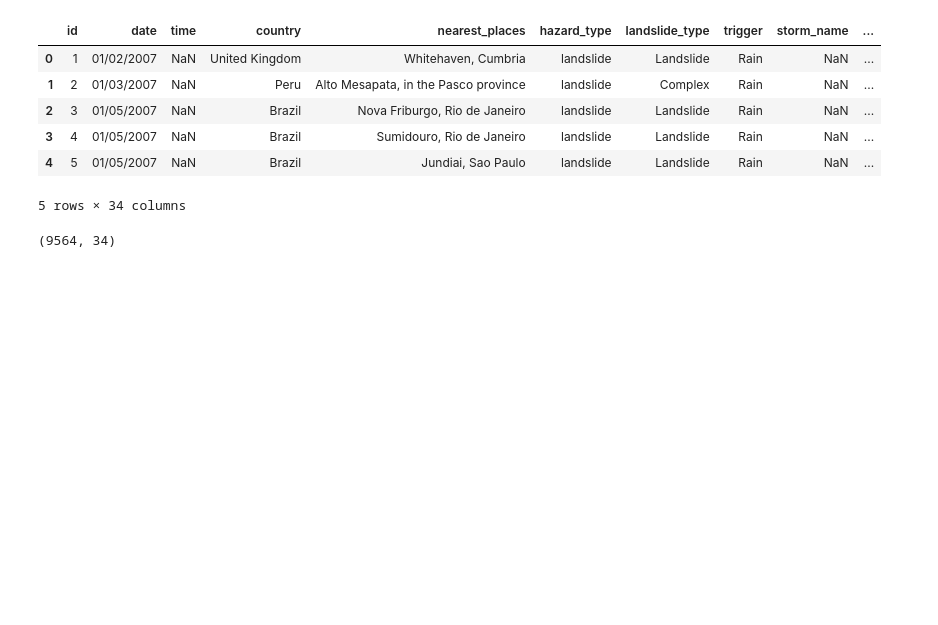
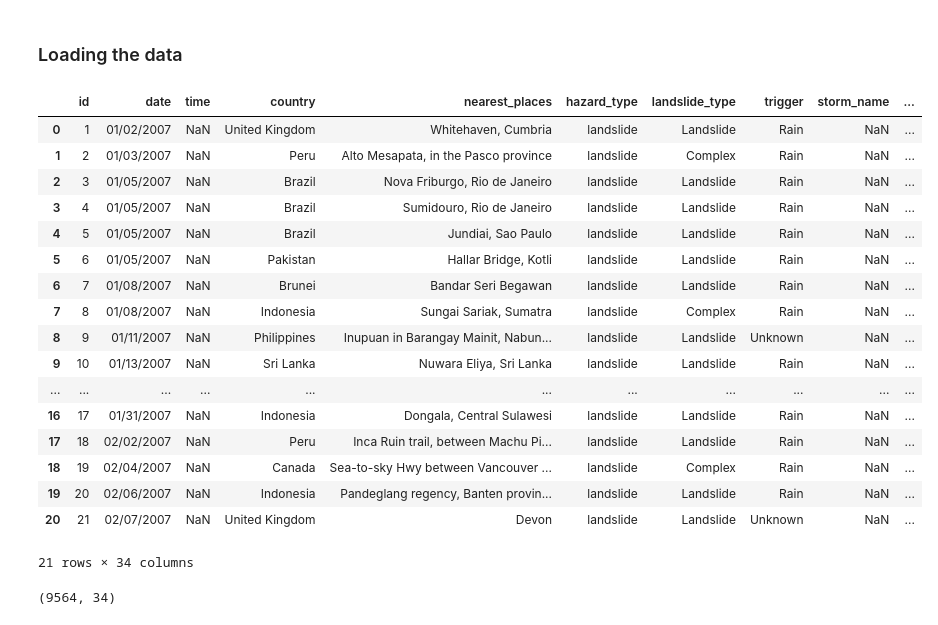
Before and after one commit to brennerhaverlock/Landslide_Study, a Jupyter notebook: Landslide-data.ipynb, the cells around one changed output. Drawn from its saved outputs; the diff is of its cells as text; code cells hidden in the pictures; blank space fills up the shorter version.

```diff
--- a/Landslide-data.ipynb
+++ b/Landslide-data.ipynb
@@ -1,16 +1,29 @@
+# %% [markdown]
+### Loading the data
 # %%
 import pandas as pd
-df = pd.read_csv('https://query.data.world/s/h63v5sypgtnhkpevtqbdf3v472ppic')
+df = pd.read_csv('Landslides.csv')
 # %%
-df.head()
+df.head(21)
 # %% [output]
 |  | id | date | time | country | nearest_places | hazard_type | landslide_type | trigger | storm_name | ... |
 | 0 | 1 | 01/02/2007 | NaN | United Kingdom | Whitehaven, Cumbria | landslide | Landslide | Rain | NaN | ... |
 | 1 | 2 | 01/03/2007 | NaN | Peru | Alto Mesapata, in the Pasco province | landslide | Complex | Rain | NaN | ... |
 | 2 | 3 | 01/05/2007 | NaN | Brazil | Nova Friburgo, Rio de Janeiro | landslide | Landslide | Rain | NaN | ... |
 | 3 | 4 | 01/05/2007 | NaN | Brazil | Sumidouro, Rio de Janeiro | landslide | Landslide | Rain | NaN | ... |
 | 4 | 5 | 01/05/2007 | NaN | Brazil | Jundiai, Sao Paulo | landslide | Landslide | Rain | NaN | ... |
+| 5 | 6 | 01/05/2007 | NaN | Pakistan | Hallar Bridge, Kotli | landslide | Landslide | Rain | NaN | ... |
+| 6 | 7 | 01/08/2007 | NaN | Brunei | Bandar Seri Begawan | landslide | Landslide | Rain | NaN | ... |
+| 7 | 8 | 01/08/2007 | NaN | Indonesia | Sungai Sariak, Sumatra | landslide | Complex | Rain | NaN | ... |
+| 8 | 9 | 01/11/2007 | NaN | Philippines | Inupuan in Barangay Mainit, Nabun... | landslide | Landslide | Unknown | NaN | ... |
+| 9 | 10 | 01/13/2007 | NaN | Sri Lanka | Nuwara Eliya, Sri Lanka | landslide | Landslide | Rain | NaN | ... |
+| ... | ... | ... | ... | ... | ... | ... | ... | ... | ... | ... |
+| 16 | 17 | 01/31/2007 | NaN | Indonesia | Dongala, Central Sulawesi | landslide | Landslide | Rain | NaN | ... |
+| 17 | 18 | 02/02/2007 | NaN | Peru | Inca Ruin trail, between Machu Pi... | landslide | Landslide | Rain | NaN | ... |
+| 18 | 19 | 02/04/2007 | NaN | Canada | Sea-to-sky Hwy between Vancouver ... | landslide | Complex | Rain | NaN | ... |
+| 19 | 20 | 02/06/2007 | NaN | Indonesia | Pandeglang regency, Banten provin... | landslide | Landslide | Rain | NaN | ... |
+| 20 | 21 | 02/07/2007 | NaN | United Kingdom | Devon | landslide | Landslide | Unknown | NaN | ... |
-5 rows × 34 columns
+21 rows × 34 columns
 # %%
 df.shape
 # %% [output]
```
Also changed, not shown: parts of 31 cells of this notebook, 1 other file.
